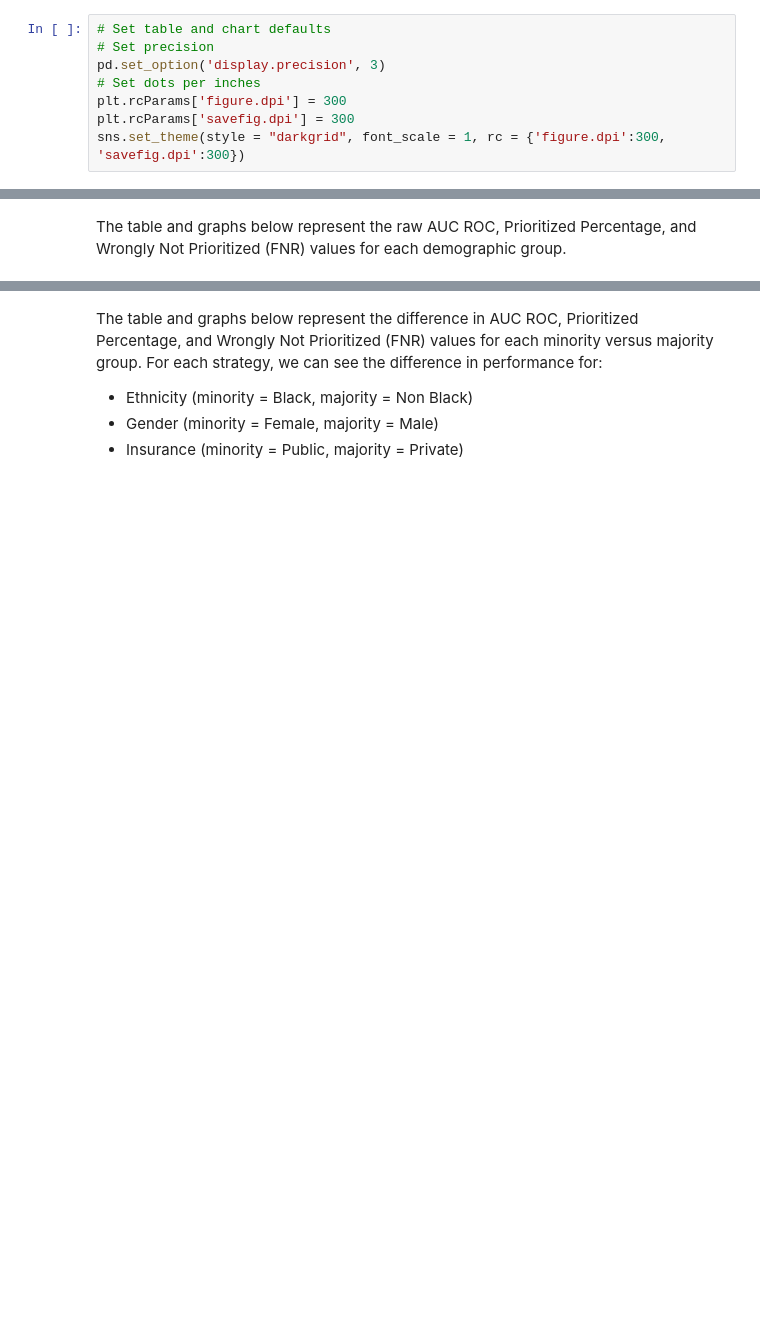
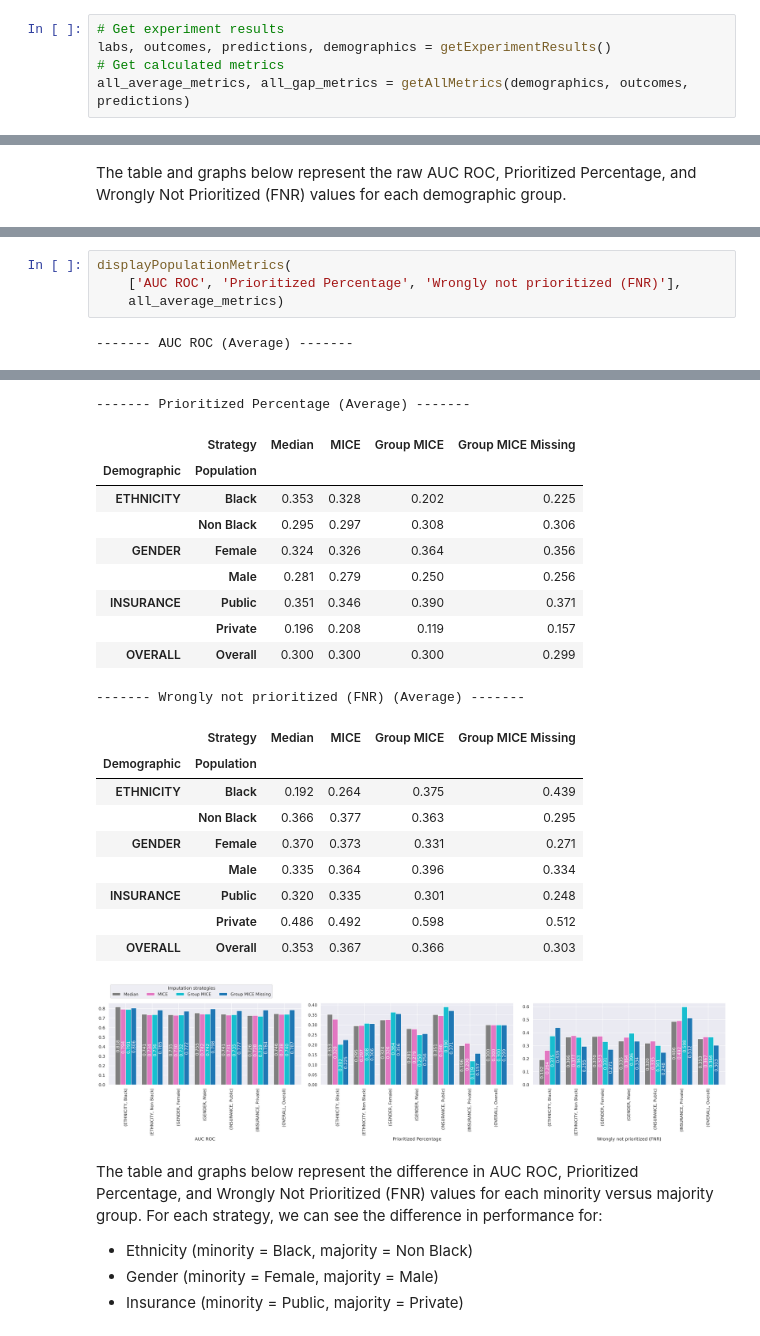
Before and after one commit to esxtang/CS598DL4HProject, a Jupyter notebook: Descriptive Notebook.ipynb, the cells around one changed output, grey strips where cells are left out. Cells and saved outputs as stored; diff of their text form; blank space fills up the shorter version.

```diff
--- a/Descriptive Notebook.ipynb
+++ b/Descriptive Notebook.ipynb
@@ -202,11 +86,8 @@ gap_metrics_df = pd.DataFrame([[demographic, strategy, metric, value]
-# %%
-# Set table and chart defaults
-# Set precision
-pd.set_option('display.precision', 3)
-# Set dots per inches
-plt.rcParams['figure.dpi'] = 300
-plt.rcParams['savefig.dpi'] = 300
-sns.set_theme(style = "darkgrid", font_scale = 1, rc = {'figure.dpi':300, 'savefig.dpi':300})
+# %%
+# Get experiment results
+labs, outcomes, predictions, demographics = getExperimentResults()
+# Get calculated metrics
+all_average_metrics, all_gap_metrics = getAllMetrics(demographics, outcomes, predictions)
 # %% [markdown]
 #### Overall Results
 These are all the results obtained from running the reproducibility experiment. Results can be compared against the original paper's results.
@@ -279,0 +101,6 @@ for index, metric in enumerate(metric_list):
+# %%
+displayPopulationMetrics(
+    ['AUC ROC', 'Prioritized Percentage', 'Wrongly not prioritized (FNR)'],
+    all_average_metrics)
+# %% [output]
+------- AUC ROC (Average) -------
@@ -280,3 +116,24 @@ for index, metric in enumerate(metric_list):
+------- Prioritized Percentage (Average) -------
+|  | Strategy | Median | MICE | Group MICE | Group MICE Missing |
+| Demographic | Population |  |  |  |  |
+| ETHNICITY | Black | 0.353 | 0.328 | 0.202 | 0.225 |
+|  | Non Black | 0.295 | 0.297 | 0.308 | 0.306 |
+| GENDER | Female | 0.324 | 0.326 | 0.364 | 0.356 |
+|  | Male | 0.281 | 0.279 | 0.250 | 0.256 |
+| INSURANCE | Public | 0.351 | 0.346 | 0.390 | 0.371 |
+|  | Private | 0.196 | 0.208 | 0.119 | 0.157 |
+| OVERALL | Overall | 0.300 | 0.300 | 0.300 | 0.299 |
+------- Wrongly not prioritized (FNR) (Average) -------
+|  | Strategy | Median | MICE | Group MICE | Group MICE Missing |
+| Demographic | Population |  |  |  |  |
+| ETHNICITY | Black | 0.192 | 0.264 | 0.375 | 0.439 |
+|  | Non Black | 0.366 | 0.377 | 0.363 | 0.295 |
+| GENDER | Female | 0.370 | 0.373 | 0.331 | 0.271 |
+|  | Male | 0.335 | 0.364 | 0.396 | 0.334 |
+| INSURANCE | Public | 0.320 | 0.335 | 0.301 | 0.248 |
+|  | Private | 0.486 | 0.492 | 0.598 | 0.512 |
+| OVERALL | Overall | 0.353 | 0.367 | 0.366 | 0.303 |
+[figure, added]
 # %% [markdown]
 The table and graphs below represent the difference in AUC ROC, Prioritized Percentage, and Wrongly Not Prioritized (FNR) values for each minority versus majority group. For each strategy, we can see the difference in performance for:
 - Ethnicity (minority = Black, majority = Non Black)
```
Also changed, not shown: parts of 20 cells of this notebook.
